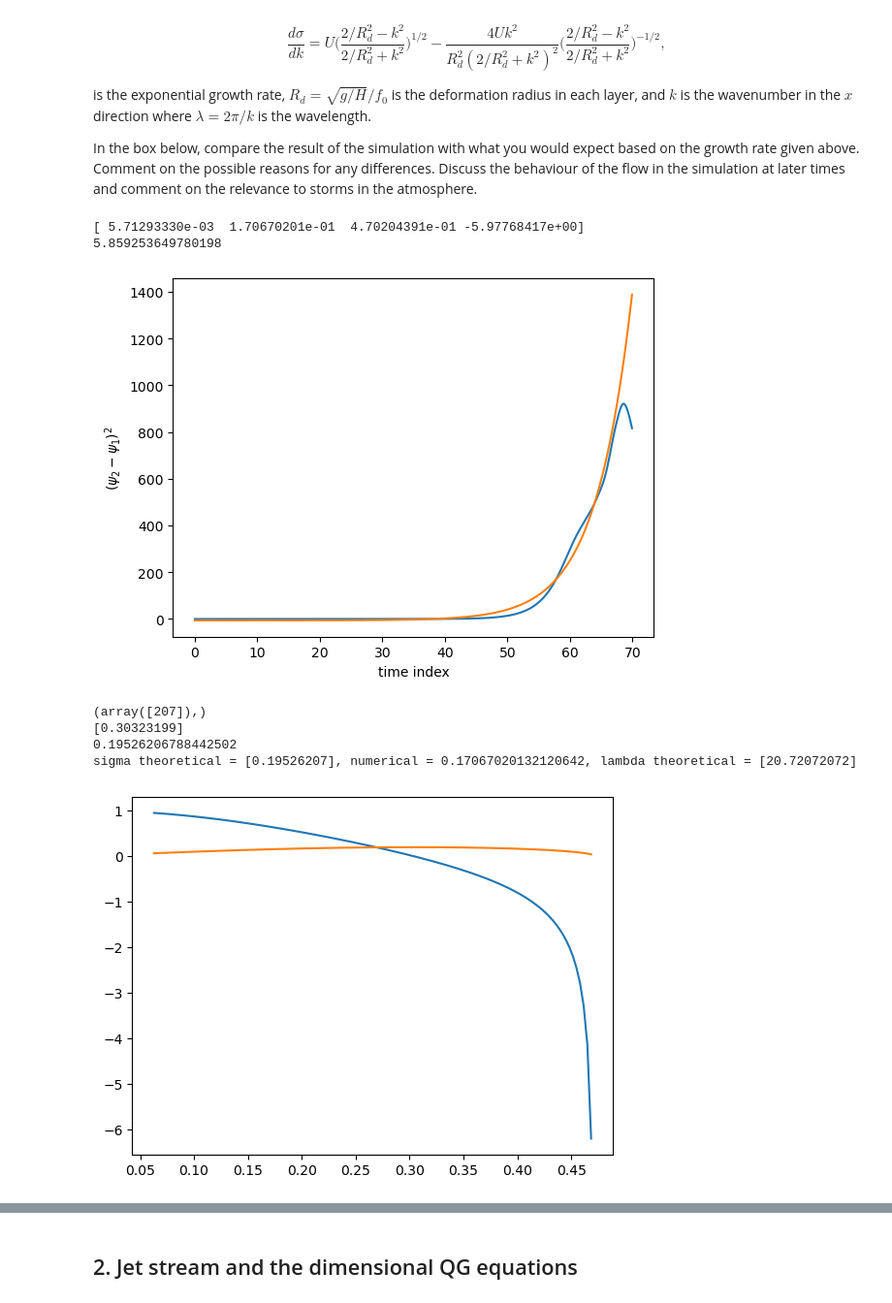
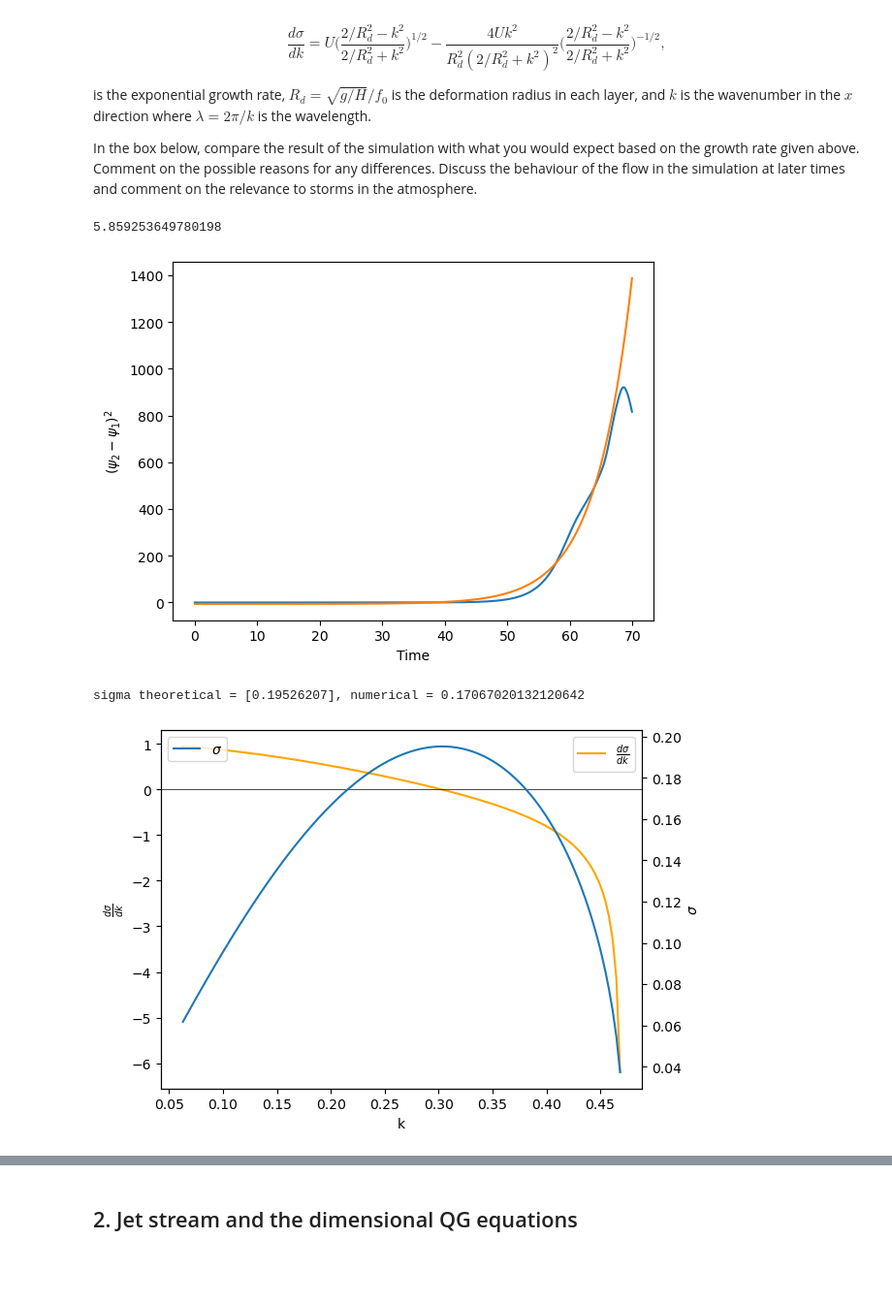
Before and after one commit to maxcharvey/QCES_LNM_projects, a Jupyter notebook: Project4_storms.ipynb, the cells around one changed output, grey strips where cells are left out. Shown at 97% size. Drawn from its saved outputs; the diff is of its cells as text; code cells hidden in the pictures; blank space fills up the shorter version.

```diff
--- a/Project4_storms.ipynb
+++ b/Project4_storms.ipynb
@@ -288,51 +288,52 @@ from scipy.optimize import curve_fit
 
 psi12= np.mean((psi2_save - psi1_save)**2, axis=(1,2))
 
-
 def exponent(x, a, b, c, d):
     return a*np.exp(x*b+c)+d
-
 
 t_save = np.asarray(t_save)
 
 popt, pcov = curve_fit(exponent, t_save[:-50], psi12[:-50], p0=[0.006, 0.15, 0.4, -6])
 
-
 plt.plot(t_save, psi12)
 plt.plot(t_save, exponent(t_save, *popt))
-plt.xlabel("time index")
+plt.xlabel("Time")
 plt.ylabel(f"$(\psi_2 - \psi_1)^2$")
 sigma = 1/popt[1]
 print(sigma)
 # %% [output]
-[ 5.71293330e-03  1.70670201e-01  4.70204391e-01 -5.97768417e+00]
 5.859253649780198
-[figure, old version]
+[figure, new version]
 # %%
 # Let's plot the growth function:
 
 lambda_values = np.linspace(0,100,1000)
 wavevector_values = 2*np.pi/lambda_values
 
 bracket = np.sqrt((2/(Rd1**2) - wavevector_values**2)/(2/(Rd2**2) + wavevector_values**2))
 sigma_k = U * (bracket - ((4*wavevector_values**2)/((2/(Rd2**2) + wavevector_values**2)**2*Rd2**2))/bracket)
 sigma_expression = U*wavevector_values*bracket
 
 fig, ax = plt.subplots()
-ax.plot(wavevector_values, sigma_k, label="")
-ax.plot(wavevector_values, sigma_expression, label="")
+ax2=ax.twinx()
+ax.plot(wavevector_values, sigma_k, color='orange', label="$\\frac{d\sigma}{dk}$")
+ax2.plot(wavevector_values, sigma_expression, label="$\sigma$")
+ax.set_xlabel("k")
+ax.set_ylabel("$\\frac{d\sigma}{dk}$")
+ax2.set_ylabel("$\sigma$")
+# Let's also draw a h line at x=0
+ax.axhline(0, color='black', lw=0.5)
+ax.legend()
+ax2.legend(loc='upper left')
 
 # Find locaton where the nanmax value of sigma_expression occurs
 sigma_expression_max_loc = np.where(sigma_expression == np.nanmax(sigma_expression))
 
 k_val = wavevector_values[sigma_expression_max_loc]
 sigma2 = U * k_val * (bracket[sigma_expression_max_loc])
 l_val = 2*np.pi/k_val
 
-print(f"sigma theoretical = {sigma2}, numerical = {1/sigma}, lambda theoretical = {l_val}")
+print(f"sigma theoretical = {sigma2}, numerical = {1/sigma}")
 # %% [output]
-(array([207]),)
-[0.30323199]
-0.19526206788442502
-sigma theoretical = [0.19526207], numerical = 0.17067020132120642, lambda theoretical = [20.72072072]
+sigma theoretical = [0.19526207], numerical = 0.17067020132120642
-[figure, old version]
+[figure, new version]
```
Also changed, not shown: parts of 12 cells of this notebook, 1 other file.
